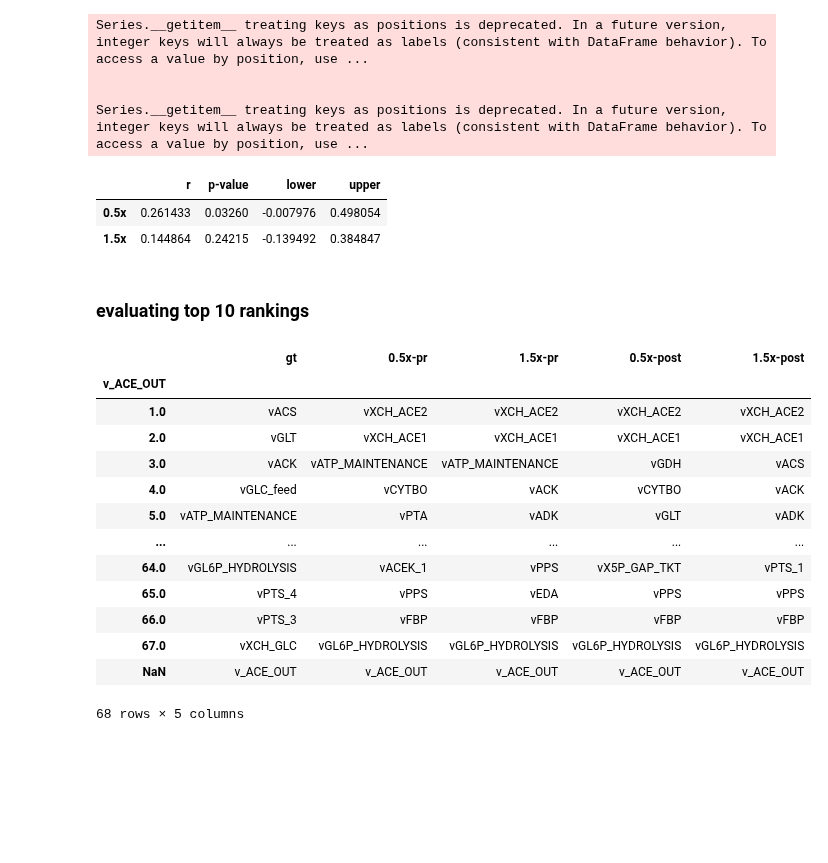
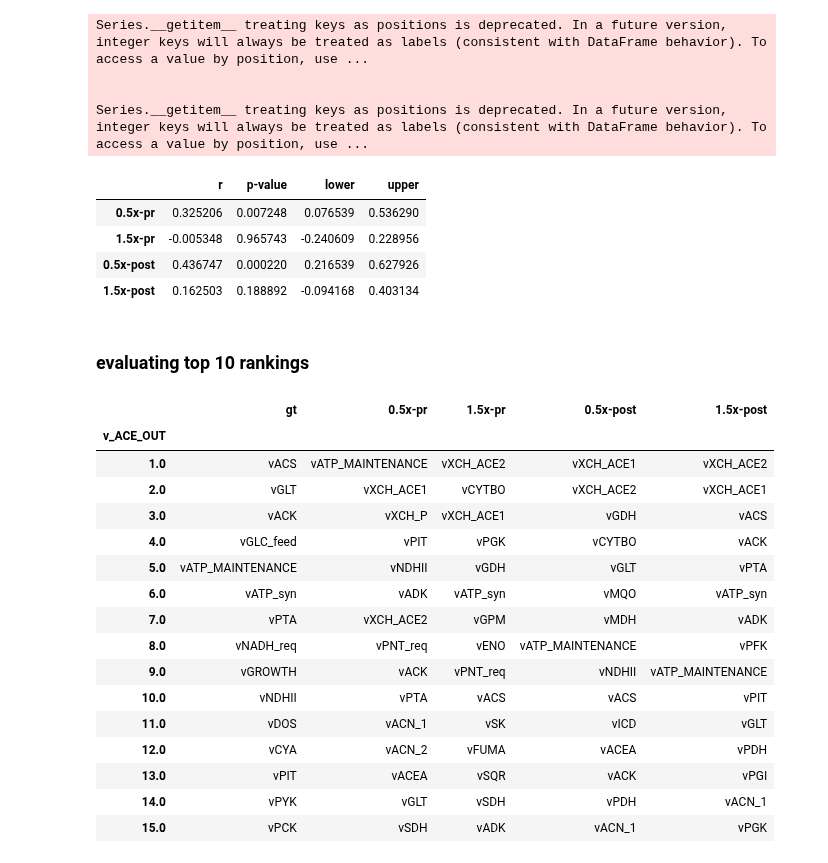
Before and after one commit to sys-bio/BMCA-pipeline, a Jupyter notebook: notebooks/topologyC/topologyC-omitInt50_emll.ipynb, the cells around one changed output. Saved outputs shown, nothing was run; the diff lists cells and outputs as text; code cells hidden in the pictures; blank space fills up the shorter version.

```diff
--- a/notebooks/topologyC/topologyC-omitInt50_emll.ipynb
+++ b/notebooks/topologyC/topologyC-omitInt50_emll.ipynb
@@ -40,7 +40,5 @@ r.steadyState()
 pt_levels = [0.5, 1.5]
 pt_labels = ['0.5x', '1.5x']
 # %%
-data05 = pd.read_csv('../../data/interim/generated_data/topologyC_1/TopologyC_0.5.csv')
-data15 = pd.read_csv('../../data/interim/generated_data/topologyC_1/TopologyC_1.5.csv')
-
-print(data05.shape)
+data05 = pd.read_csv('../../data/interim/generated_data/topologyC/TopologyC_0.5.csv')
+data15 = pd.read_csv('../../data/interim/generated_data/topologyC/TopologyC_1.5.csv')
@@ -404,8 +401,8 @@ def estimate_CCs(BMCA_obj, Ex):
 # %% [markdown]
 ## Negative predictions
 # %%
-Ex05_prior = util.get_az_summary(prior05['prior']['Ex'])
-Ex15_prior = util.get_az_summary(prior15['prior']['Ex'])
+Ex05_prior = util_pytensor.get_az_summary(prior05['prior']['Ex'])
+Ex15_prior = util_pytensor.get_az_summary(prior15['prior']['Ex'])
 # %% [output]
 arviz - WARNING - Shape validation failed: input_shape: (1, 500), minimum_shape: (chains=2, draws=4)
 arviz - WARNING - Shape validation failed: input_shape: (1, 500), minimum_shape: (chains=2, draws=4)
@@ -498,7 +495,7 @@ spearman_coefficients = []
 p_values = []
 confidence_intervals = []
 b_list = []
-for FCC in rxn_FCCs:
+for FCC in prior_FCCs + post_FCCs:
     b = calculate_FCC_med_rankings(FCC)
     b_list.append(b)
     spearman_r, p_value, lower_ci, upper_ci = bootstrap_spearman(a.dropna(), b.dropna())
@@ -518,6 +515,8 @@ spearman_df['upper'] = [i[1] for i in confidence_intervals]
 spearman_df
 # %% [output]
 |  | r | p-value | lower | upper |
-| 0.5x | 0.261433 | 0.03260 | -0.007976 | 0.498054 |
-| 1.5x | 0.144864 | 0.24215 | -0.139492 | 0.384847 |
+| 0.5x-pr | 0.325206 | 0.007248 | 0.076539 | 0.536290 |
+| 1.5x-pr | -0.005348 | 0.965743 | -0.240609 | 0.228956 |
+| 0.5x-post | 0.436747 | 0.000220 | 0.216539 | 0.627926 |
+| 1.5x-post | 0.162503 | 0.188892 | -0.094168 | 0.403134 |
 # %%
@@ -540,28 +539,31 @@ pt_labels= ['0.5x-pr', '1.5x-pr', '0.5x-post', '1.5x-post']
 # %%
 b_list = []
 for FCC in prior_FCCs + post_FCCs:
     b = calculate_FCC_med_rankings(FCC)
     b_list.append(b)
 
 ranked_b_list = [b.sort_values().reset_index().set_index('v_ACE_OUT') for b in b_list]
 q = pd.concat(ranked_b_list, axis=1)
 q['gt'] = a.sort_values().reset_index().set_index('v_ACE_OUT')
 q.columns = pt_labels + ['gt']
 q = q[['gt'] + pt_labels]
-q
+q.head(15)
 # %% [output]
 |  | gt | 0.5x-pr | 1.5x-pr | 0.5x-post | 1.5x-post |
 | v_ACE_OUT |  |  |  |  |  |
-| 1.0 | vACS | vXCH_ACE2 | vXCH_ACE2 | vXCH_ACE2 | vXCH_ACE2 |
-| 2.0 | vGLT | vXCH_ACE1 | vXCH_ACE1 | vXCH_ACE1 | vXCH_ACE1 |
-| 3.0 | vACK | vATP_MAINTENANCE | vATP_MAINTENANCE | vGDH | vACS |
-| 4.0 | vGLC_feed | vCYTBO | vACK | vCYTBO | vACK |
-| 5.0 | vATP_MAINTENANCE | vPTA | vADK | vGLT | vADK |
-| ... | ... | ... | ... | ... | ... |
-| 64.0 | vGL6P_HYDROLYSIS | vACEK_1 | vPPS | vX5P_GAP_TKT | vPTS_1 |
-| 65.0 | vPTS_4 | vPPS | vEDA | vPPS | vPPS |
-| 66.0 | vPTS_3 | vFBP | vFBP | vFBP | vFBP |
-| 67.0 | vXCH_GLC | vGL6P_HYDROLYSIS | vGL6P_HYDROLYSIS | vGL6P_HYDROLYSIS | vGL6P_HYDROLYSIS |
-| NaN | v_ACE_OUT | v_ACE_OUT | v_ACE_OUT | v_ACE_OUT | v_ACE_OUT |
+| 1.0 | vACS | vATP_MAINTENANCE | vXCH_ACE2 | vXCH_ACE1 | vXCH_ACE2 |
+| 2.0 | vGLT | vXCH_ACE1 | vCYTBO | vXCH_ACE2 | vXCH_ACE1 |
+| 3.0 | vACK | vXCH_P | vXCH_ACE1 | vGDH | vACS |
+| 4.0 | vGLC_feed | vPIT | vPGK | vCYTBO | vACK |
+| 5.0 | vATP_MAINTENANCE | vNDHII | vGDH | vGLT | vPTA |
+| 6.0 | vATP_syn | vADK | vATP_syn | vMQO | vATP_syn |
+| 7.0 | vPTA | vXCH_ACE2 | vGPM | vMDH | vADK |
+| 8.0 | vNADH_req | vPNT_req | vENO | vATP_MAINTENANCE | vPFK |
+| 9.0 | vGROWTH | vACK | vPNT_req | vNDHII | vATP_MAINTENANCE |
+| 10.0 | vNDHII | vPTA | vACS | vACS | vPIT |
+| 11.0 | vDOS | vACN_1 | vSK | vICD | vGLT |
+| 12.0 | vCYA | vACN_2 | vFUMA | vACEA | vPDH |
+| 13.0 | vPIT | vACEA | vSQR | vACK | vPGI |
+| 14.0 | vPYK | vGLT | vSDH | vPDH | vACN_1 |
+| 15.0 | vPCK | vSDH | vADK | vACN_1 | vPGK |
-68 rows × 5 columns
 # %%
```
Also changed, not shown: parts of 14 cells of this notebook, 3 other files.
